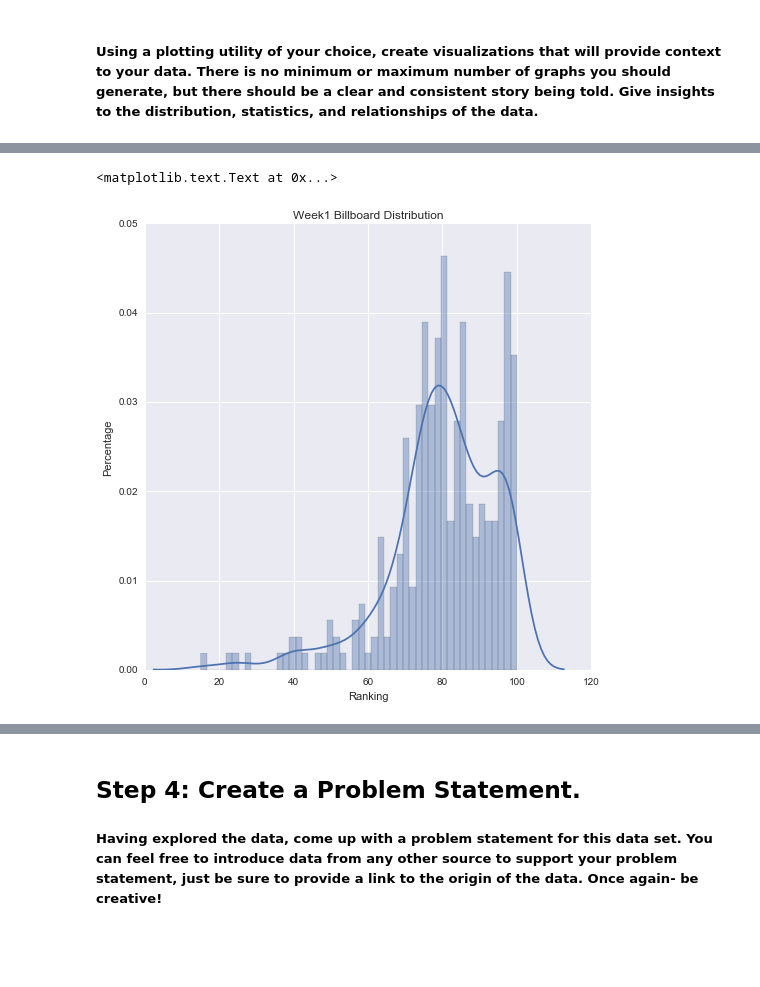
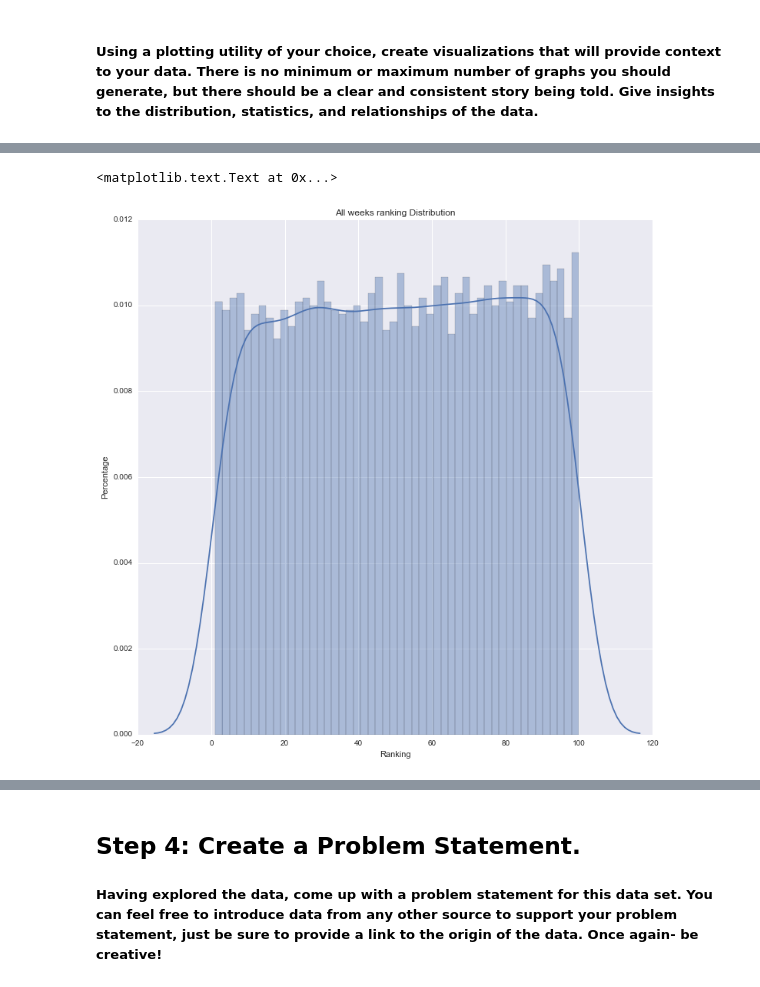
Before and after one commit to stavgrossfeld/GA-Data-Science-Immersive, a Jupyter notebook: projects/project-02/starter-code/project_2.ipynb, the cells around one changed output, grey strips where cells are left out. Saved outputs shown, nothing was run; the diff lists cells and outputs as text; code cells hidden in the pictures; blank space fills up the shorter version.

Commit message:
project 2 update melt and w2-3.1

```diff
--- a/projects/project-02/starter-code/project_2.ipynb
+++ b/projects/project-02/starter-code/project_2.ipynb
@@ -126,0 +145,11 @@ clean_billboard = billboard.loc[:,:'66th_week']   # slice the data up to the 66t
+# %%
+#billboard['time'].apply()
+
+times = map(lambda x: x.replace(':',''),clean_billboard['time'])
+new_times = []
+for string1 in times:
+    total_sec = (int(string1[0]) * 60) + (int(string1[1])*10) + int(string1[2])
+    new_times.append(float(total_sec))
+
+clean_billboard['time'] = pd.Series(new_times)
+clean_billboard[0:5]
@@ -126,0 +166,8 @@ clean_billboard = billboard.loc[:,:'66th_week']   # slice the data up to the 66t
+# %%
+# days to peak
+clean_billboard['date_entered'] = pd.to_datetime(clean_billboard['date_entered'])
+clean_billboard['date_peaked'] = pd.to_datetime(clean_billboard['date_peaked'])
+clean_billboard.insert(7,  'days_to_peak', (clean_billboard['date_peaked'] - clean_billboard['date_entered']).values)
+
+clean_billboard['days_to_peak'][0:10]
+clean_billboard.info()
@@ -175,0 +210,13 @@ melted_suhhhhh
+# %%
+#clean_billboard.info()
+clean_billboard[['track','artist','genre','days_to_peak']]
+
+weeks = clean_billboard.iloc[:,8:].columns.values.tolist()
+print weeks
+
+billboard_long = pd.melt(clean_billboard,
+                         id_vars = ['year', 'artist', 'track', 'time' ,'genre','date_entered','date_peaked','days_to_peak'],
+                         value_vars = None,
+                         var_name = 'week',
+                         value_name = 'ranking')
+billboard_long
@@ -177,3 +246,7 @@ melted_suhhhhh
 ## Step 3: Visualize your data.
 # %% [markdown]
 ##### Using a plotting utility of your choice, create visualizations that will provide context to your data. There is no minimum or maximum number of graphs you should generate, but there should be a clear and consistent story being told. Give insights to the distribution, statistics, and relationships of the data.
+# %%
+mask = np.isnan(billboard_long['ranking'])
+billboard_nan = billboard_long[~mask]
+print billboard_nan.ranking
@@ -180,9 +271,9 @@ melted_suhhhhh
 # %%
-sns.set(rc={"figure.figsize": (8, 8)})
-g = sns.distplot(clean_billboard['1st_week'],50)
-g.set_title('Week1 Billboard Distribution')
+sns.set(rc={"figure.figsize": (12, 12)})
+g = sns.distplot(billboard_nan.ranking,50)
+g.set_title('All weeks ranking Distribution')
 g.set_xlabel('Ranking')
 g.set_ylabel('Percentage')
 # %% [output]
 <matplotlib.text.Text at 0x...>
-[figure, old version]
+[figure, new version]
```
Also changed, not shown: parts of 18 cells of this notebook, 1 other file.
